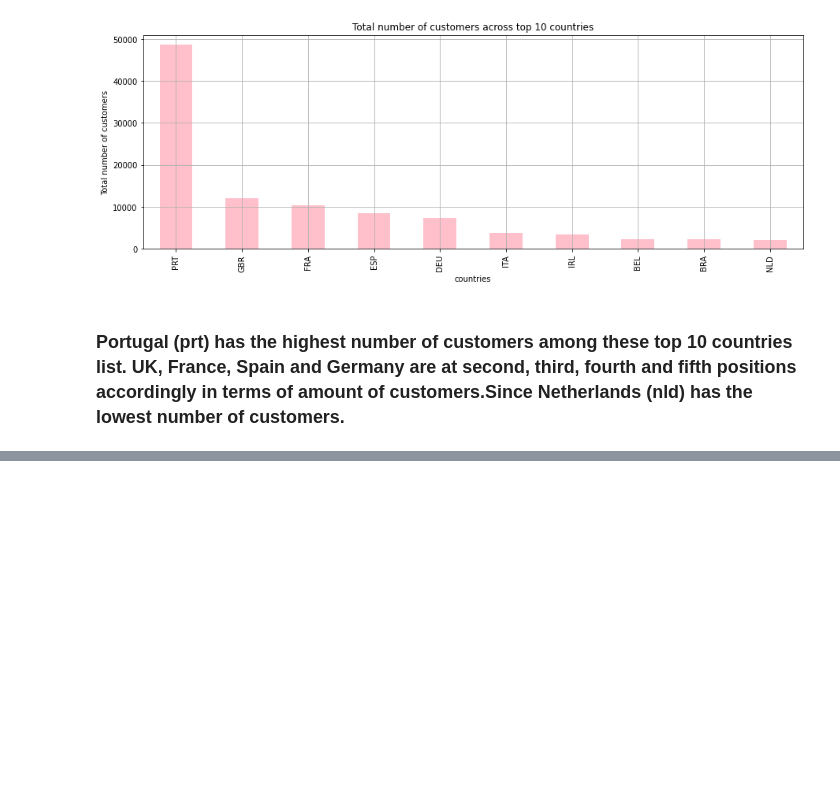
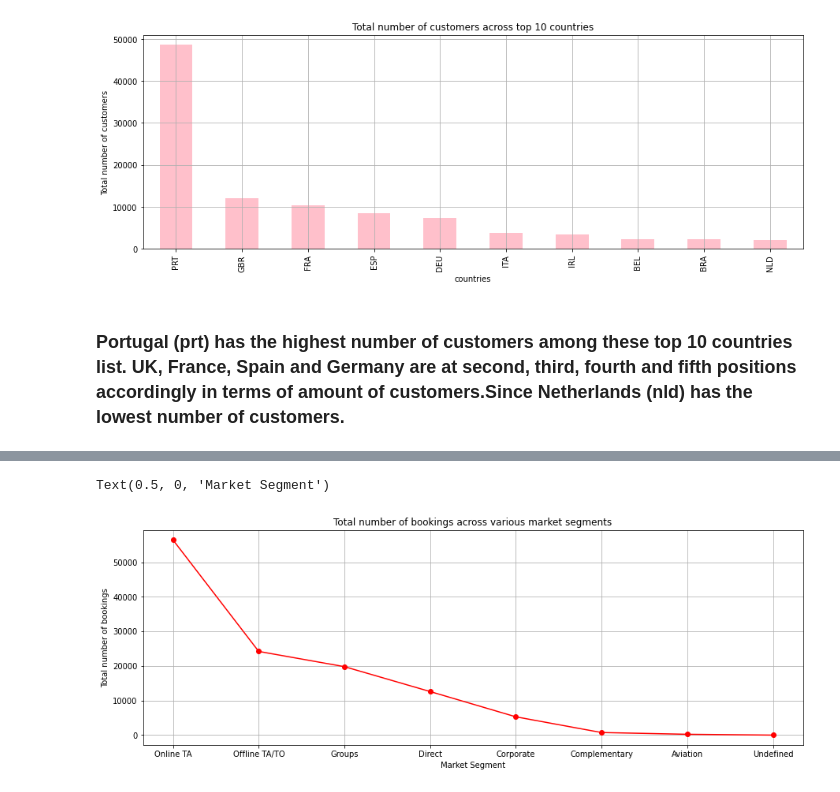
Before and after one commit to Gauravgade3/Hotel-Booking-Analysis, a Jupyter notebook: Hotel_Booking_Analysis_Capstone_Project_Gaurav_Gade.ipynb, the cells around one changed output, grey strips where cells are left out. Saved outputs shown, nothing was run; the diff lists cells and outputs as text; code cells hidden in the pictures; blank space fills up the shorter version.

```diff
--- a/Hotel_Booking_Analysis_Capstone_Project_Gaurav_Gade.ipynb
+++ b/Hotel_Booking_Analysis_Capstone_Project_Gaurav_Gade.ipynb
@@ -272,0 +347,4 @@ Text(0.5, 0, 'countries')
+# %%
+# Find out total number of customers across various market segments
+market_segment_customers=df.market_segment.value_counts()
+market_segment_customers
@@ -272,0 +361,11 @@ Text(0.5, 0, 'countries')
+# %%
+# plotting market segments with total number of customers
+plt.rcParams['figure.figsize'] = (15, 5)
+market_segment_customers.plot(kind='line',color='red',marker='o')
+plt.grid()
+plt.title('Total number of bookings across various market segments')
+plt.ylabel('Total number of bookings')
+plt.xlabel('Market Segment')
+# %% [output]
+Text(0.5, 0, 'Market Segment')
+[figure, added]
```
Also changed, not shown: parts of 10 cells of this notebook.
